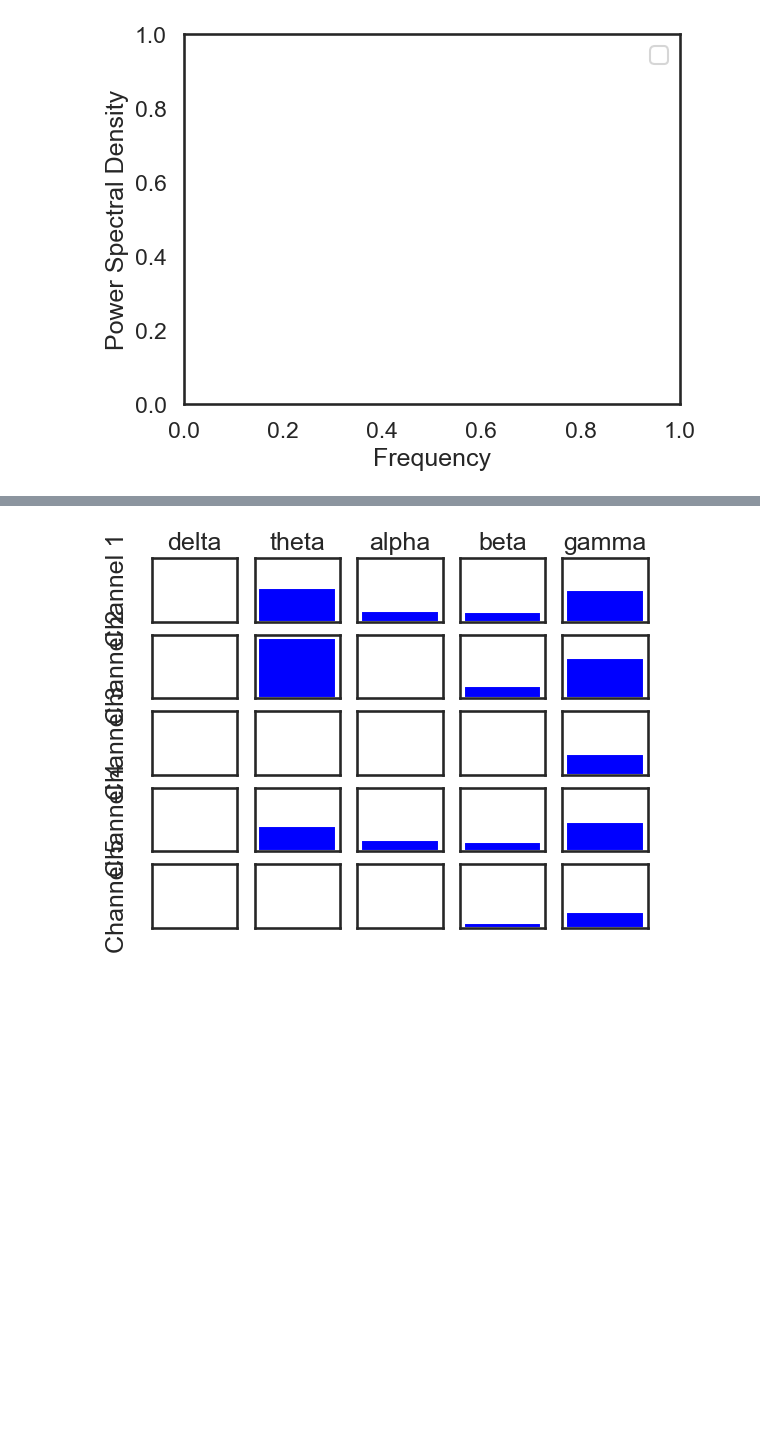
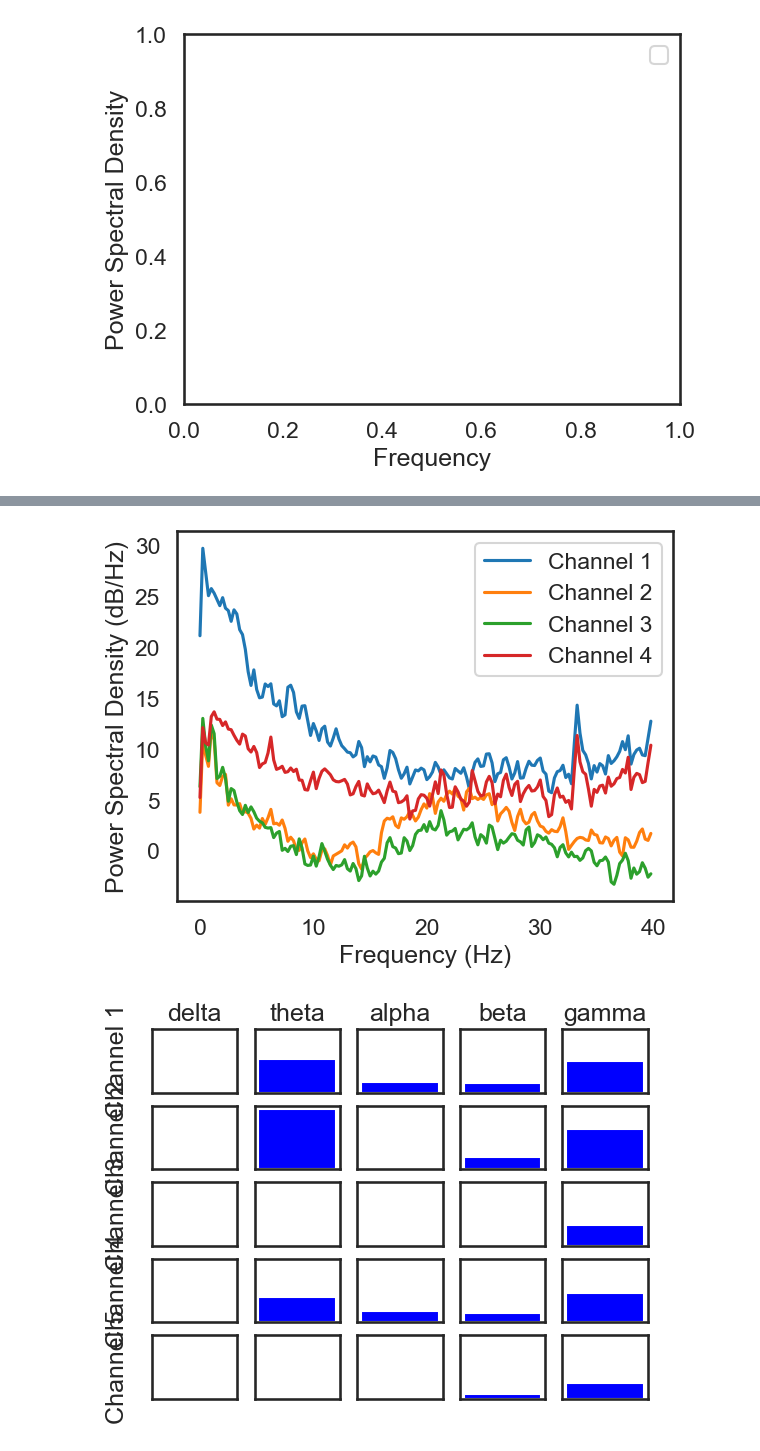
Before and after one commit to mp2419/eeg-notebooks, a Jupyter notebook: FYP/audio_visualoddball/load_n_spectrum.ipynb, the cells around one changed output, grey strips where cells are left out. Drawn from its saved outputs; the diff is of its cells as text; code cells hidden in the pictures; blank space fills up the shorter version.

```diff
--- a/FYP/audio_visualoddball/load_n_spectrum.ipynb
+++ b/FYP/audio_visualoddball/load_n_spectrum.ipynb
@@ -260,0 +261,9 @@ plt.show()
+# %%
+print(f)
+f1 = []
+for i in f:
+    if i < 40:
+        f1.append(i)
+print(len(f))
+print(len(f1))
+print( range(data.shape[0]))
@@ -261,3 +288,14 @@ plt.show()
+# %%
+for i in range(data.shape[0]):
+        psd_new = (10 * np.log10(psds[i]))[0:160]
+        plt.plot(f1, psd_new, label=f"Channel {i+1}")
+
+plt.xlabel('Frequency (Hz)')
+plt.ylabel('Power Spectral Density (dB/Hz)')
+plt.legend()
+plt.show()
+# %% [output]
+[figure, added]
 # %%
 import numpy as np
 import pandas as pd
```
Also changed, not shown: parts of 2 cells of this notebook, 3 other files.
